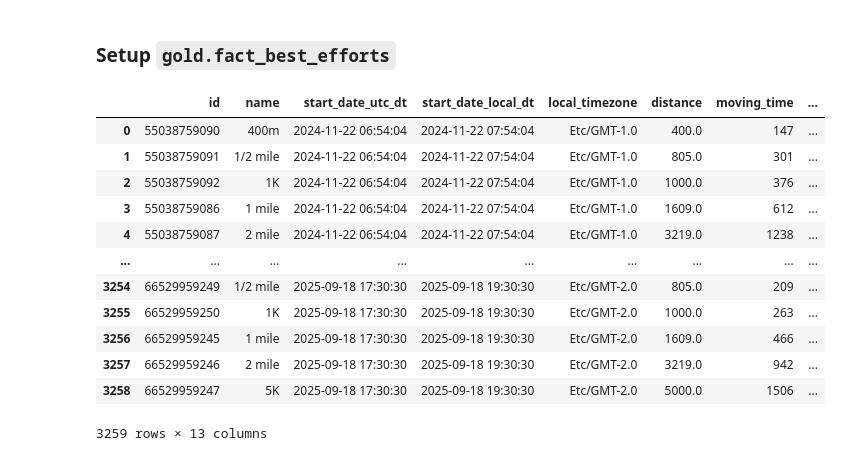
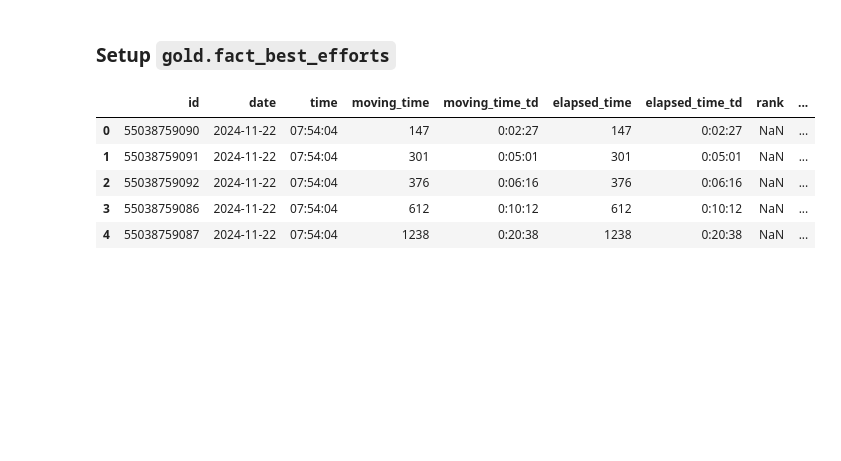
Before and after one commit to lowickib/Strava-Analytics, a Jupyter notebook: 3_Gold_Layer.ipynb, the cells around one changed output. Saved outputs shown, nothing was run; the diff lists cells and outputs as text; code cells hidden in the pictures; blank space fills up the shorter version.

```diff
--- a/3_Gold_Layer.ipynb
+++ b/3_Gold_Layer.ipynb
@@ -828,19 +830,37 @@ fact_segment_efforts_df.to_sql(
 ### Setup `gold.fact_best_efforts`
 # %%
 fact_best_efforts_df = best_eff_df.copy()
+# %%
+fact_best_efforts_df = pd.merge(fact_best_efforts_df, dim_effort_type_df, how='left', on='name')
+fact_best_efforts_df = fact_best_efforts_df.rename(columns={'id_y': 'effort_type_id', 'id_x': 'id'})
+# %%
+fact_best_efforts_df = fact_best_efforts_df.drop(columns=['moving_time_td', 'elapsed_time_td'])
+fact_best_efforts_df.loc[:, "moving_time_td"]  = extract_timedelta(fact_best_efforts_df["moving_time"])
+fact_best_efforts_df.loc[:, "elapsed_time_td"] = extract_timedelta(fact_best_efforts_df["elapsed_time"])
+# %%
+fact_best_efforts_df['date'] = fact_best_efforts_df['start_date_local_dt'].dt.date
+fact_best_efforts_df['time'] = fact_best_efforts_df['start_date_local_dt'].dt.time
+# %%
+fact_best_efforts_cols_clean = [
+  'id',
+  'date',
+  'time',
+  'moving_time',
+  'moving_time_td',
+  'elapsed_time',
+  'elapsed_time_td',
+  'rank',
+  'type',
+  'effort_type_id',
+  'activity_id'
+]
+fact_best_efforts_df = fact_best_efforts_df[fact_best_efforts_cols_clean]
 # %%
-fact_best_efforts_df
+fact_best_efforts_df.head()
 # %% [output]
-|  | id | name | start_date_utc_dt | start_date_local_dt | local_timezone | distance | moving_time | ... |
-| 0 | 55038759090 | 400m | 2024-11-22 06:54:04 | 2024-11-22 07:54:04 | Etc/GMT-1.0 | 400.0 | 147 | ... |
-| 1 | 55038759091 | 1/2 mile | 2024-11-22 06:54:04 | 2024-11-22 07:54:04 | Etc/GMT-1.0 | 805.0 | 301 | ... |
-| 2 | 55038759092 | 1K | 2024-11-22 06:54:04 | 2024-11-22 07:54:04 | Etc/GMT-1.0 | 1000.0 | 376 | ... |
-| 3 | 55038759086 | 1 mile | 2024-11-22 06:54:04 | 2024-11-22 07:54:04 | Etc/GMT-1.0 | 1609.0 | 612 | ... |
-| 4 | 55038759087 | 2 mile | 2024-11-22 06:54:04 | 2024-11-22 07:54:04 | Etc/GMT-1.0 | 3219.0 | 1238 | ... |
-| ... | ... | ... | ... | ... | ... | ... | ... | ... |
-| 3254 | 66529959249 | 1/2 mile | 2025-09-18 17:30:30 | 2025-09-18 19:30:30 | Etc/GMT-2.0 | 805.0 | 209 | ... |
-| 3255 | 66529959250 | 1K | 2025-09-18 17:30:30 | 2025-09-18 19:30:30 | Etc/GMT-2.0 | 1000.0 | 263 | ... |
-| 3256 | 66529959245 | 1 mile | 2025-09-18 17:30:30 | 2025-09-18 19:30:30 | Etc/GMT-2.0 | 1609.0 | 466 | ... |
-| 3257 | 66529959246 | 2 mile | 2025-09-18 17:30:30 | 2025-09-18 19:30:30 | Etc/GMT-2.0 | 3219.0 | 942 | ... |
-| 3258 | 66529959247 | 5K | 2025-09-18 17:30:30 | 2025-09-18 19:30:30 | Etc/GMT-2.0 | 5000.0 | 1506 | ... |
+|  | id | date | time | moving_time | moving_time_td | elapsed_time | elapsed_time_td | rank | ... |
+| 0 | 55038759090 | 2024-11-22 | 07:54:04 | 147 | 0:02:27 | 147 | 0:02:27 | NaN | ... |
+| 1 | 55038759091 | 2024-11-22 | 07:54:04 | 301 | 0:05:01 | 301 | 0:05:01 | NaN | ... |
+| 2 | 55038759092 | 2024-11-22 | 07:54:04 | 376 | 0:06:16 | 376 | 0:06:16 | NaN | ... |
+| 3 | 55038759086 | 2024-11-22 | 07:54:04 | 612 | 0:10:12 | 612 | 0:10:12 | NaN | ... |
+| 4 | 55038759087 | 2024-11-22 | 07:54:04 | 1238 | 0:20:38 | 1238 | 0:20:38 | NaN | ... |
-3259 rows × 13 columns
```
Also changed, not shown: parts of 19 cells of this notebook, 2 other files.
